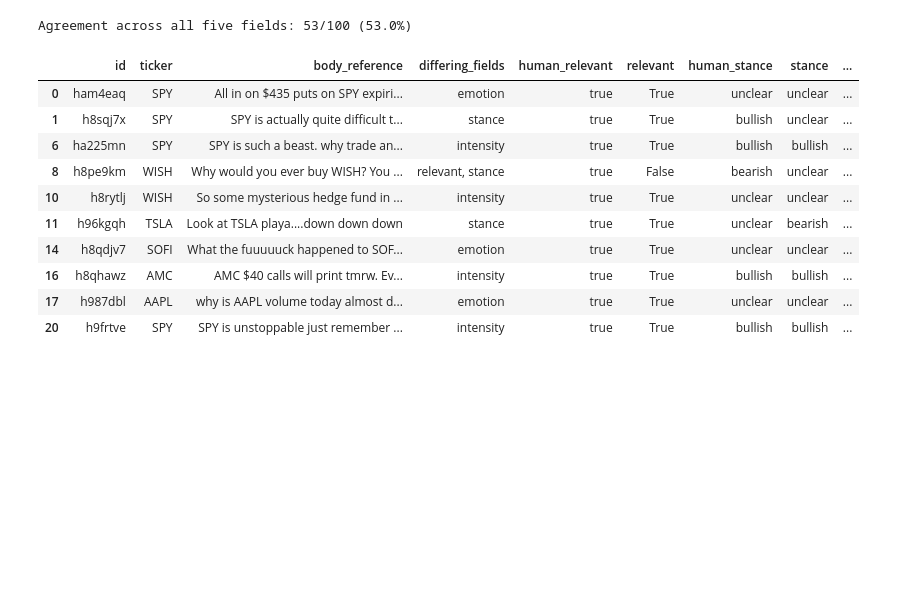
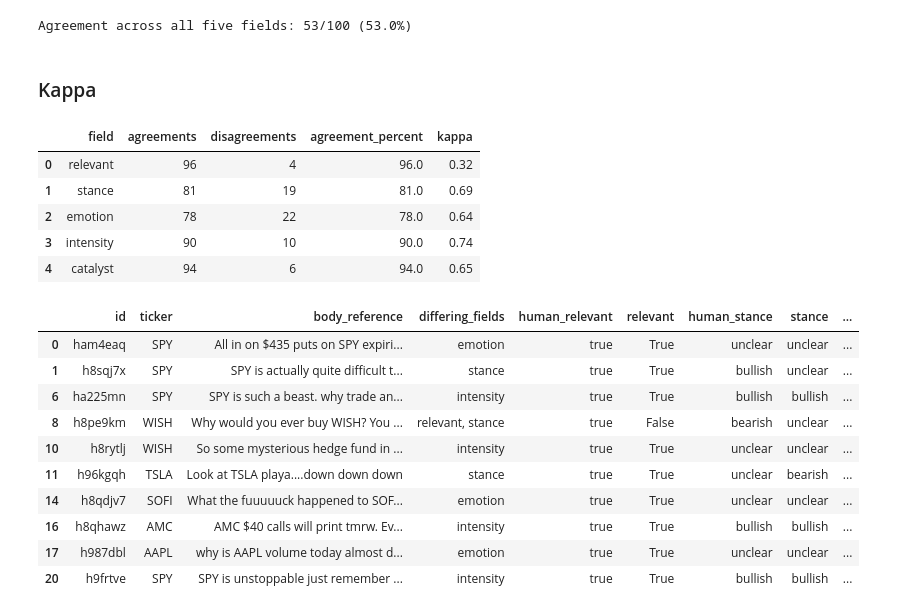
Before and after one commit to lagrenier4451/reddit-volume-forecast, a Jupyter notebook: notebooks/CDA_PhaseIII_AlexToth_LucGrenier.ipynb, the cells around one changed output. Cells and saved outputs as stored; diff of their text form; code cells hidden in the pictures; blank space fills up the shorter version.

```diff
--- a/notebooks/CDA_PhaseIII_AlexToth_LucGrenier.ipynb
+++ b/notebooks/CDA_PhaseIII_AlexToth_LucGrenier.ipynb
@@ -1909,6 +1966,27 @@ print(
 | 3 | intensity | 90 | 10 | 90.0 |
 | 4 | catalyst | 94 | 6 | 94.0 |
 Agreement across all five fields: 53/100 (53.0%)
+# %% [markdown]
+### Kappa
+# %%
+from sklearn.metrics import cohen_kappa_score
+
+# Cohen's kappa corrects raw agreement for agreement expected by chance
+agreement_summary["kappa"] = [
+    cohen_kappa_score(
+        comparison[f"human_{f}"].astype(str).str.strip().str.lower(),
+        comparison[f].astype(str).str.strip().str.lower(),
+    )
+    for f in fields
+]
+display(agreement_summary.round(2))
+# %% [output]
+|  | field | agreements | disagreements | agreement_percent | kappa |
+| 0 | relevant | 96 | 4 | 96.0 | 0.32 |
+| 1 | stance | 81 | 19 | 81.0 | 0.69 |
+| 2 | emotion | 78 | 22 | 78.0 | 0.64 |
+| 3 | intensity | 90 | 10 | 90.0 | 0.74 |
+| 4 | catalyst | 94 | 6 | 94.0 | 0.65 |
 # %%
 disagreements = comparison.loc[
     ~comparison["all_fields_agree"]
```
Also changed, not shown: parts of 5 cells of this notebook.
